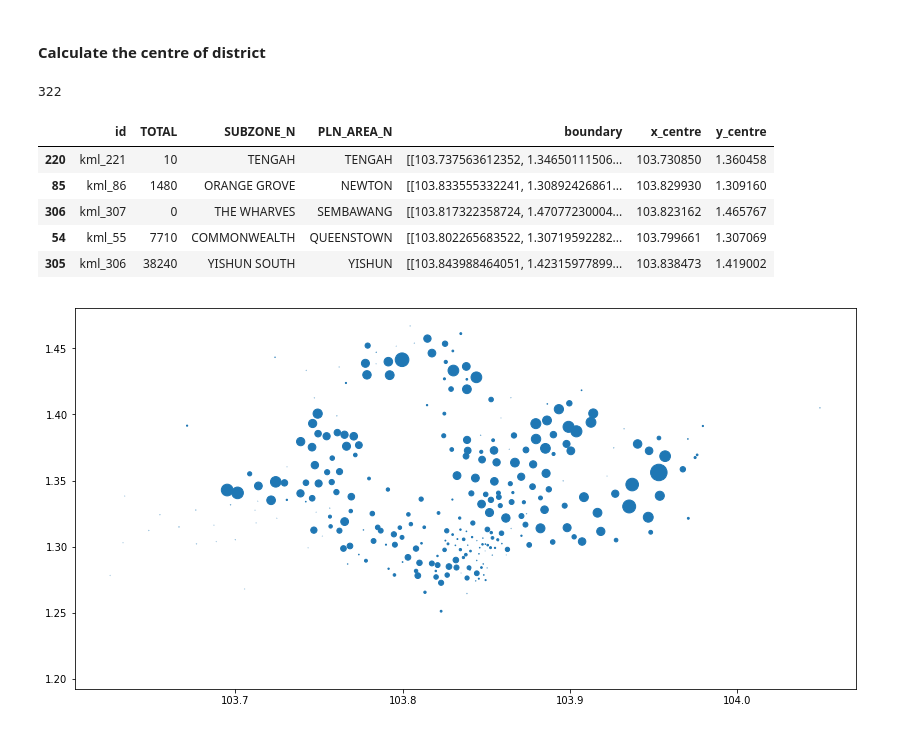
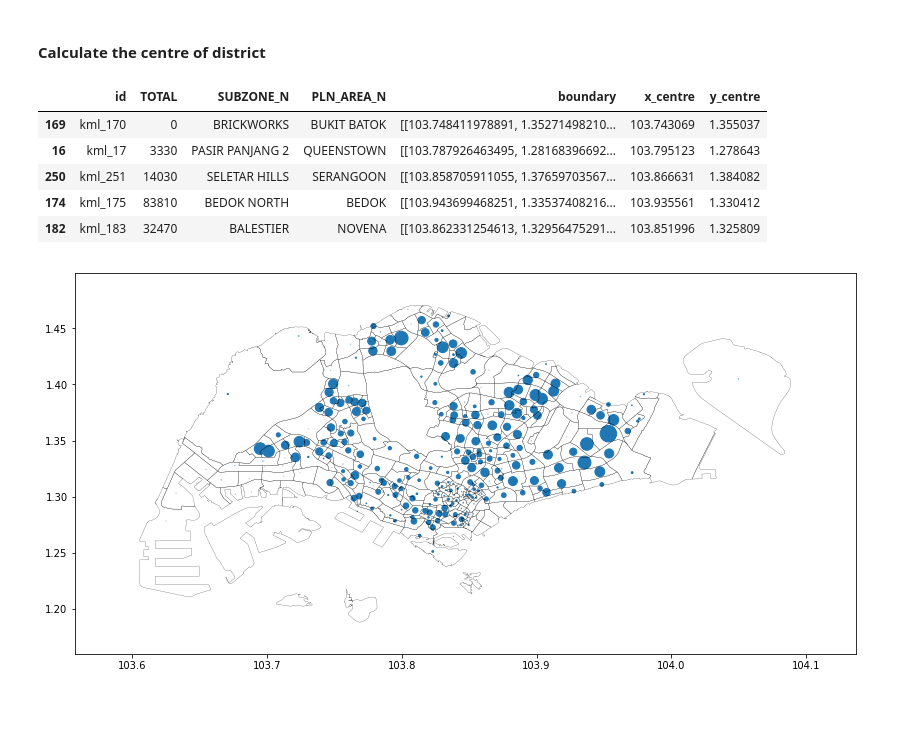
Before and after one commit to tonghuikang/draw-sgp-electoral-boundaries, a Jupyter notebook: preprocessing/process_kml.ipynb, the cells around one changed output. Saved outputs shown, nothing was run; the diff lists cells and outputs as text; code cells hidden in the pictures.

```diff
--- a/preprocessing/process_kml.ipynb
+++ b/preprocessing/process_kml.ipynb
@@ -60,8 +63,10 @@ for placemark in placemarks:
         int(placemark.ExtendedData.SchemaData.find("SimpleData", {"name":"TOTAL"}).text),
         placemark.ExtendedData.SchemaData.find("SimpleData", {"name":"SUBZONE_N"}).text,
         placemark.ExtendedData.SchemaData.find("SimpleData", {"name":"PLN_AREA_N"}).text,
+#         [[float(num) for num in pt.split(",")]
+#          for pt in placemark.Polygon.text.strip().replace("\n\n\n\n\n", " ").split(" ")]
         [[float(num) for num in pt.split(",")]
-         for pt in placemark.Polygon.outerBoundaryIs.LinearRing.coordinates.text.strip().split(" ")]
+         for pt in placemark.Polygon.outerBoundaryIs.LinearRing.text.strip().split(" ")]
     ])
 # %%
 df = pd.DataFrame(placemark_data, columns=["id", "TOTAL", "SUBZONE_N", "PLN_AREA_N", "boundary"])
@@ -84,22 +89,27 @@ for index, row in df.iterrows():
     x_mean, y_mean = centre_boundary(row["boundary"])
     df.at[index, "x_centre"] = x_mean
     df.at[index, "y_centre"] = y_mean
-# %%
-index
-# %% [output]
-322
 # %%
 df.sample(5)
 # %% [output]
 |  | id | TOTAL | SUBZONE_N | PLN_AREA_N | boundary | x_centre | y_centre |
-| 220 | kml_221 | 10 | TENGAH | TENGAH | [[103.737563612352, 1.34650111506... | 103.730850 | 1.360458 |
-| 85 | kml_86 | 1480 | ORANGE GROVE | NEWTON | [[103.833555332241, 1.30892426861... | 103.829930 | 1.309160 |
-| 306 | kml_307 | 0 | THE WHARVES | SEMBAWANG | [[103.817322358724, 1.47077230004... | 103.823162 | 1.465767 |
-| 54 | kml_55 | 7710 | COMMONWEALTH | QUEENSTOWN | [[103.802265683522, 1.30719592282... | 103.799661 | 1.307069 |
-| 305 | kml_306 | 38240 | YISHUN SOUTH | YISHUN | [[103.843988464051, 1.42315977899... | 103.838473 | 1.419002 |
+| 169 | kml_170 | 0 | BRICKWORKS | BUKIT BATOK | [[103.748411978891, 1.35271498210... | 103.743069 | 1.355037 |
+| 16 | kml_17 | 3330 | PASIR PANJANG 2 | QUEENSTOWN | [[103.787926463495, 1.28168396692... | 103.795123 | 1.278643 |
+| 250 | kml_251 | 14030 | SELETAR HILLS | SERANGOON | [[103.858705911055, 1.37659703567... | 103.866631 | 1.384082 |
+| 174 | kml_175 | 83810 | BEDOK NORTH | BEDOK | [[103.943699468251, 1.33537408216... | 103.935561 | 1.330412 |
+| 182 | kml_183 | 32470 | BALESTIER | NOVENA | [[103.862331254613, 1.32956475291... | 103.851996 | 1.325809 |
-# %%
-plt.figure(figsize=(14,7))
-plt.scatter(df["x_centre"], df["y_centre"], df["TOTAL"]/500)
-plt.show()
-# %% [output]
-[figure, removed]
+# %%
+fig, ax = plt.subplots(figsize=(14,7))
+plt.scatter(df["x_centre"], df["y_centre"], df["TOTAL"]/500)
+lines = []
+for b in df["boundary"]:
+    n = len(b)
+    for e,_ in enumerate(b):
+        lines.append([[b[e%n][0], b[e%n][1]], [b[(e+1)%n][0], b[(e+1)%n][1]]])
+lc = mc.LineCollection(lines, colors="black", linewidths=0.2)
+ax.add_collection(lc)
+ax.autoscale()
+ax.margins(0.1)
+plt.show()
+# %% [output]
+[figure, added]
```
Also changed, not shown: parts of 7 cells of this notebook.
